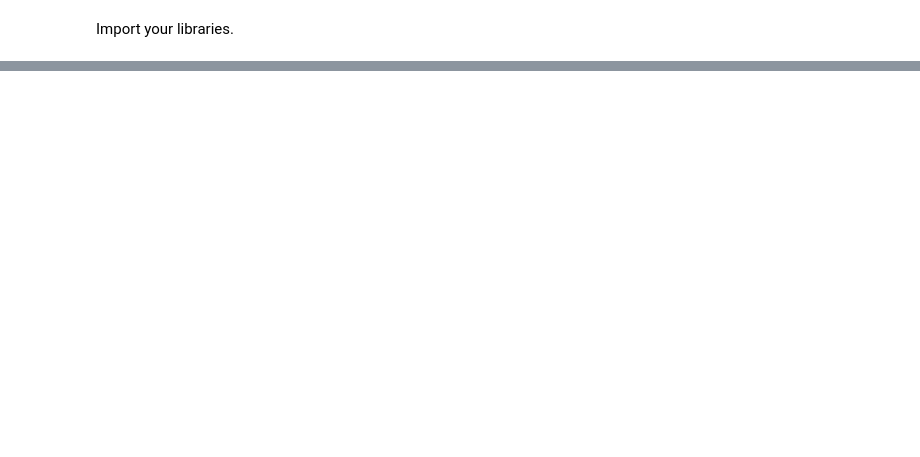
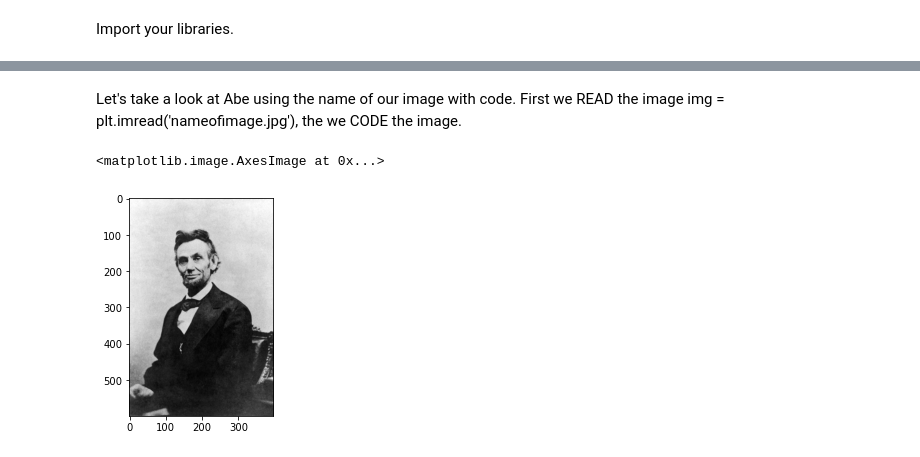
Before and after one commit to kwendt3/Fourier, a Jupyter notebook: 2D23D.ipynb, the cells around one changed output, grey strips where cells are left out. Drawn from its saved outputs; the diff is of its cells as text; code cells hidden in the pictures; blank space fills up the shorter version.

```diff
--- a/2D23D.ipynb
+++ b/2D23D.ipynb
@@ -55,0 +19,10 @@ plt.show()
+# %% [markdown]
+Let's take a look at Abe using the name of our image with code. First we READ the image
+img = plt.imread('nameofimage.jpg'), the we CODE the image.
+# %%
+img = plt.imread('397px-Abraham_Lincoln_O-117_by_Gardner%2C_1865.png')
+# %%
+plt.imshow(img, cmap = plt.cm.gray)
+# %% [output]
+<matplotlib.image.AxesImage at 0x...>
+[figure, added]
```
Also changed, not shown: parts of 11 cells of this notebook.
